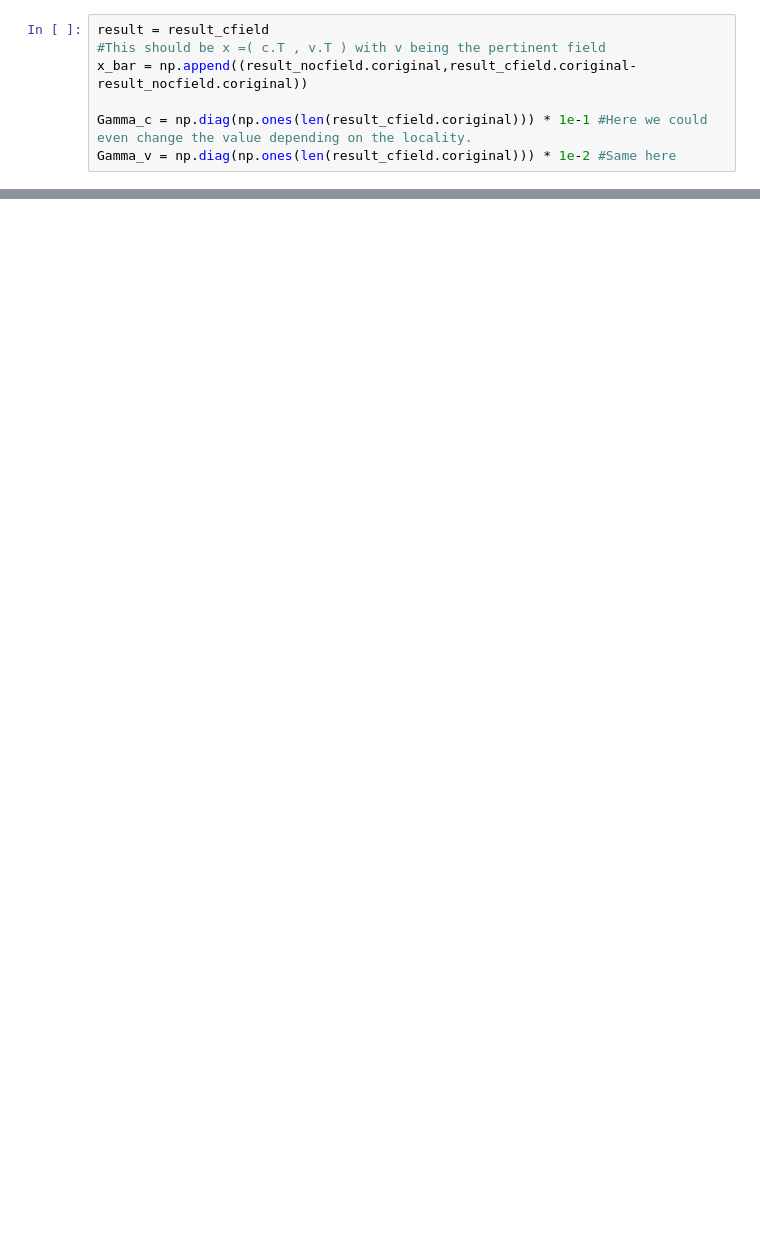
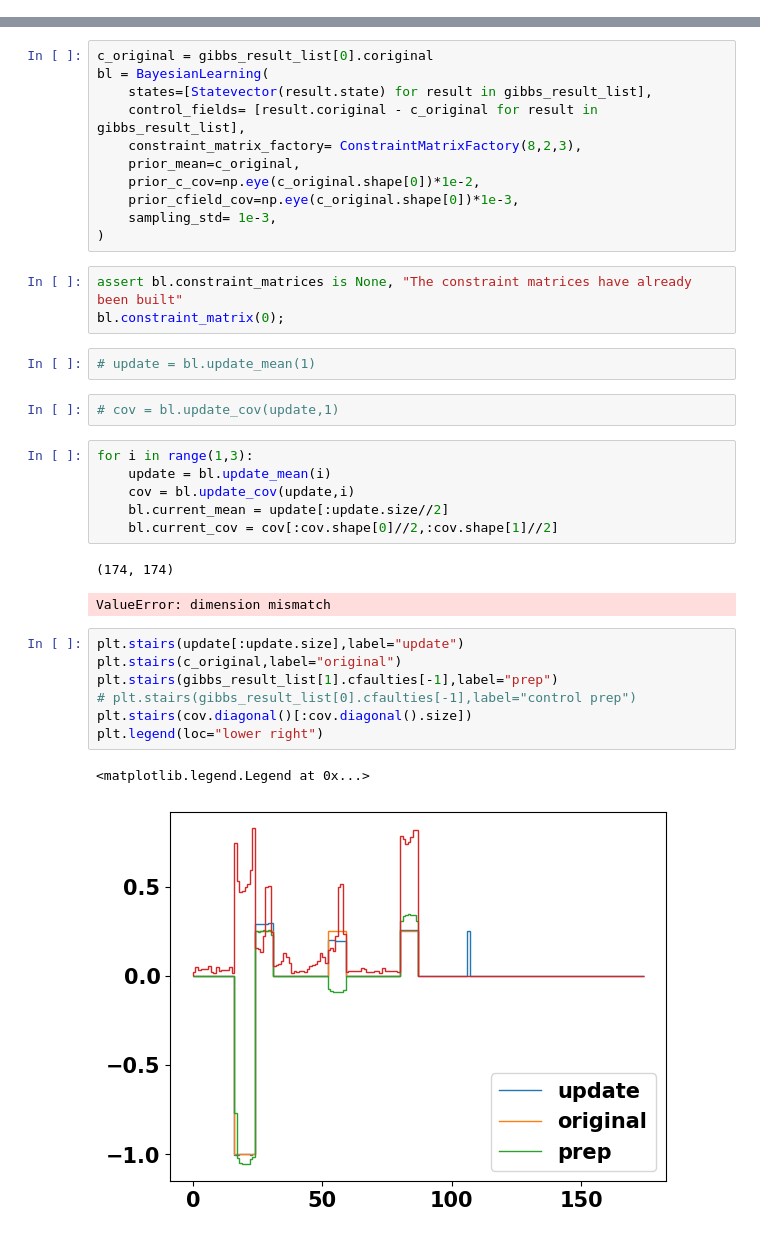
Before and after one commit to MarcDrudis/GibbsPreparation, a Jupyter notebook: bayesian_learning.ipynb, the cells around one changed output, grey strips where cells are left out. Drawn from its saved outputs; the diff is of its cells as text; blank space fills up the shorter version.

```diff
--- a/bayesian_learning.ipynb
+++ b/bayesian_learning.ipynb
@@ -143,7 +66,0 @@ Now we will build the initial prior.
-# %%
-result = result_cfield
-#This should be x =( c.T , v.T ) with v being the pertinent field
-x_bar = np.append((result_nocfield.coriginal,result_cfield.coriginal-result_nocfield.coriginal))
-
-Gamma_c = np.diag(np.ones(len(result_cfield.coriginal))) * 1e-1 #Here we could even change the value depending on the locality.
-Gamma_v = np.diag(np.ones(len(result_cfield.coriginal))) * 1e-2 #Same here
@@ -157,0 +67,37 @@ plt.stairs(cfaulty_derivatives[-2])
+# %%
+c_original = gibbs_result_list[0].coriginal
+bl = BayesianLearning(
+    states=[Statevector(result.state) for result in gibbs_result_list],
+    control_fields= [result.coriginal - c_original for result in gibbs_result_list],
+    constraint_matrix_factory= ConstraintMatrixFactory(8,2,3),
+    prior_mean=c_original,
+    prior_c_cov=np.eye(c_original.shape[0])*1e-2,
+    prior_cfield_cov=np.eye(c_original.shape[0])*1e-3,
+    sampling_std= 1e-3,
+)
+# %%
+assert bl.constraint_matrices is None, "The constraint matrices have already been built"
+bl.constraint_matrix(0);
+# %%
+# update = bl.update_mean(1)
+# %%
+# cov = bl.update_cov(update,1)
+# %%
+for i in range(1,3):
+    update = bl.update_mean(i)
+    cov = bl.update_cov(update,i)
+    bl.current_mean = update[:update.size//2]
+    bl.current_cov = cov[:cov.shape[0]//2,:cov.shape[1]//2]
+# %% [output]
+(174, 174)
+ValueError: dimension mismatch
+# %%
+plt.stairs(update[:update.size],label="update")
+plt.stairs(c_original,label="original")
+plt.stairs(gibbs_result_list[1].cfaulties[-1],label="prep")
+# plt.stairs(gibbs_result_list[0].cfaulties[-1],label="control prep")
+plt.stairs(cov.diagonal()[:cov.diagonal().size])
+plt.legend(loc="lower right")
+# %% [output]
+<matplotlib.legend.Legend at 0x...>
+[figure, added]
```
Also changed, not shown: parts of 12 cells of this notebook, 14 other files.
